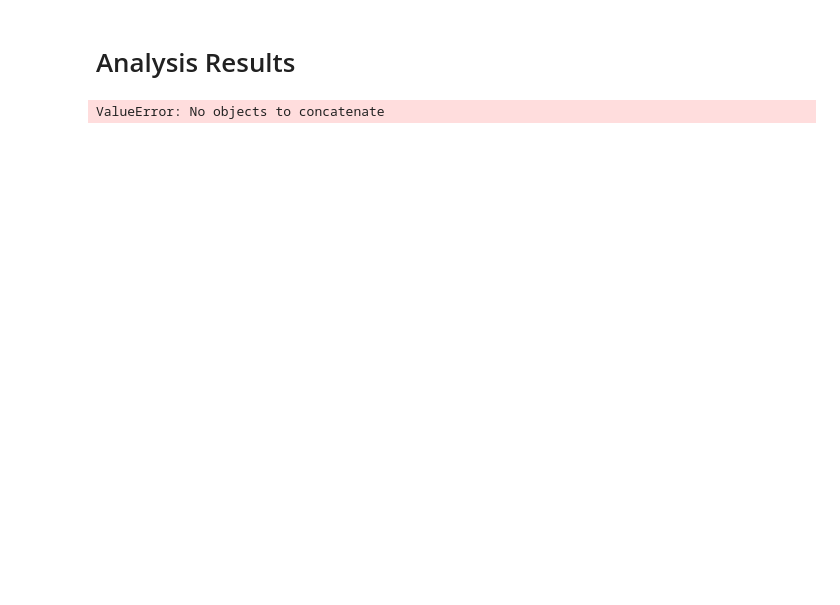
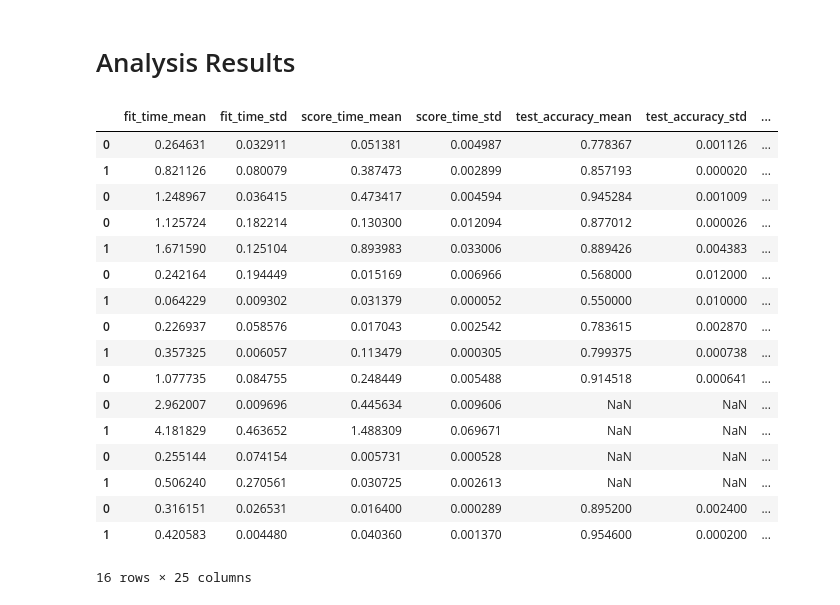
Before and after one commit to thomasjpfan/sk_encoder_cv, a Jupyter notebook: analysis.ipynb, the cells around one changed output. Saved outputs shown, nothing was run; the diff lists cells and outputs as text; code cells hidden in the pictures; blank space fills up the shorter version.

```diff
--- a/analysis.ipynb
+++ b/analysis.ipynb
@@ -1,15 +1,45 @@
 # %% [markdown]
 # Analysis Results
+# %%
+import numpy as np
+import pandas as pd
+import matplotlib.pyplot as plt
+
+plt.rcParams['font.size'] = 16
+plt.rcParams['figure.figsize'] = [12, 8]
+plt.rcParams['lines.linewidth'] = 2.5
+
+pd.set_option("display.max_rows", 20)
+pd.set_option("display.max_columns", 20)
 # %%
 from pathlib import Path
 import pandas as pd
 # %%
 results_dir = Path("results")
-results_paths = results_dir.glob("*.json")
+results_paths = results_dir.glob("*.csv")
 
 results = []
 for path in results_paths:
-    results.append(pd.read_json(path, orient='index').T)
-results_df = pd.concat(results, axis=0).reset_index()
+    results.append(pd.read_csv(path))
+results_df = pd.concat(results, axis=0)
-# %% [output]
-ValueError: No objects to concatenate
+# %%
+results_df
+# %% [output]
+|  | fit_time_mean | fit_time_std | score_time_mean | score_time_std | test_accuracy_mean | test_accuracy_std | ... |
+| 0 | 0.264631 | 0.032911 | 0.051381 | 0.004987 | 0.778367 | 0.001126 | ... |
+| 1 | 0.821126 | 0.080079 | 0.387473 | 0.002899 | 0.857193 | 0.000020 | ... |
+| 0 | 1.248967 | 0.036415 | 0.473417 | 0.004594 | 0.945284 | 0.001009 | ... |
+| 0 | 1.125724 | 0.182214 | 0.130300 | 0.012094 | 0.877012 | 0.000026 | ... |
+| 1 | 1.671590 | 0.125104 | 0.893983 | 0.033006 | 0.889426 | 0.004383 | ... |
+| 0 | 0.242164 | 0.194449 | 0.015169 | 0.006966 | 0.568000 | 0.012000 | ... |
+| 1 | 0.064229 | 0.009302 | 0.031379 | 0.000052 | 0.550000 | 0.010000 | ... |
+| 0 | 0.226937 | 0.058576 | 0.017043 | 0.002542 | 0.783615 | 0.002870 | ... |
+| 1 | 0.357325 | 0.006057 | 0.113479 | 0.000305 | 0.799375 | 0.000738 | ... |
+| 0 | 1.077735 | 0.084755 | 0.248449 | 0.005488 | 0.914518 | 0.000641 | ... |
+| 0 | 2.962007 | 0.009696 | 0.445634 | 0.009606 | NaN | NaN | ... |
+| 1 | 4.181829 | 0.463652 | 1.488309 | 0.069671 | NaN | NaN | ... |
+| 0 | 0.255144 | 0.074154 | 0.005731 | 0.000528 | NaN | NaN | ... |
+| 1 | 0.506240 | 0.270561 | 0.030725 | 0.002613 | NaN | NaN | ... |
+| 0 | 0.316151 | 0.026531 | 0.016400 | 0.000289 | 0.895200 | 0.002400 | ... |
+| 1 | 0.420583 | 0.004480 | 0.040360 | 0.001370 | 0.954600 | 0.000200 | ... |
+16 rows × 25 columns
```
Also changed, not shown: parts of 28 cells of this notebook, 29 other files.
